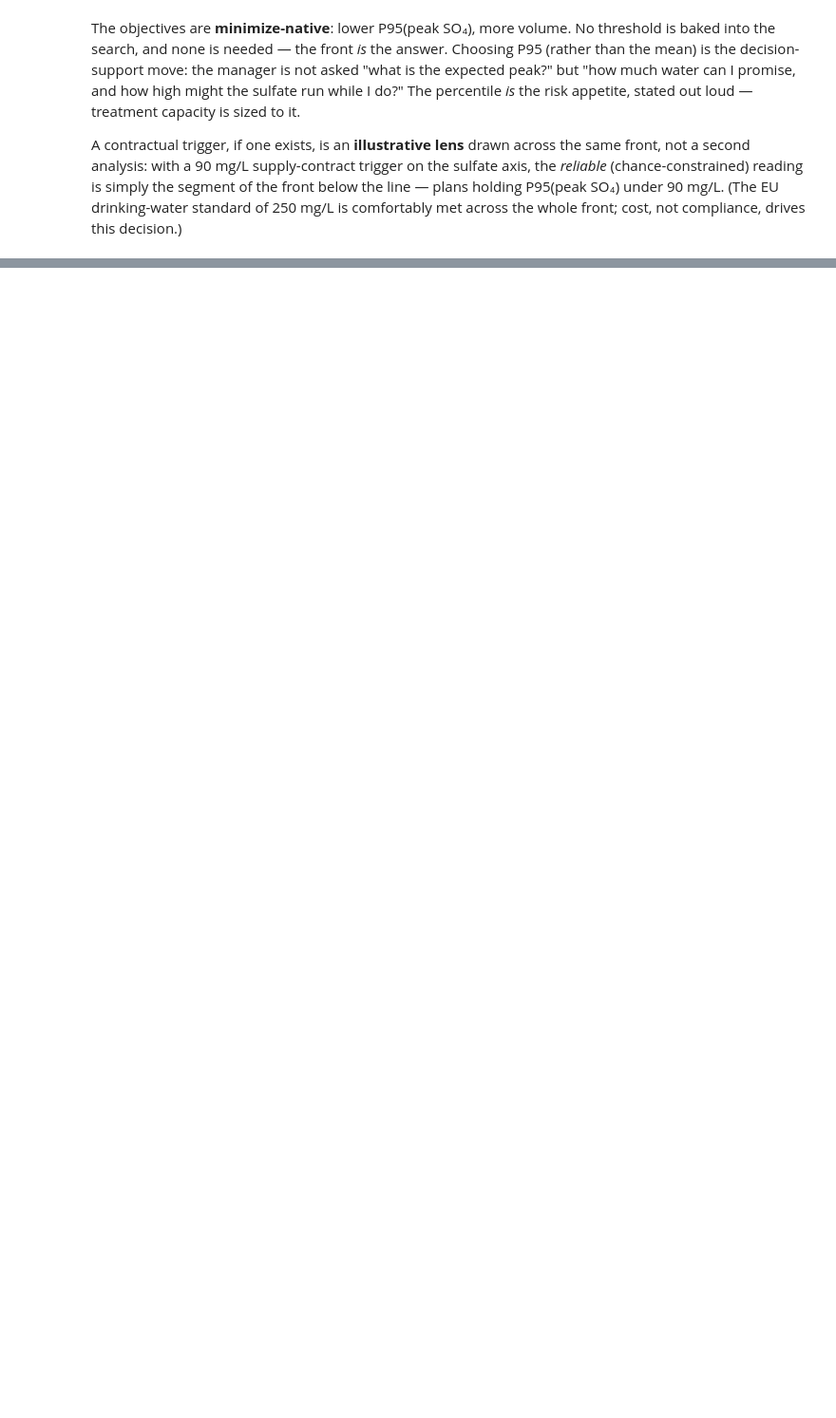
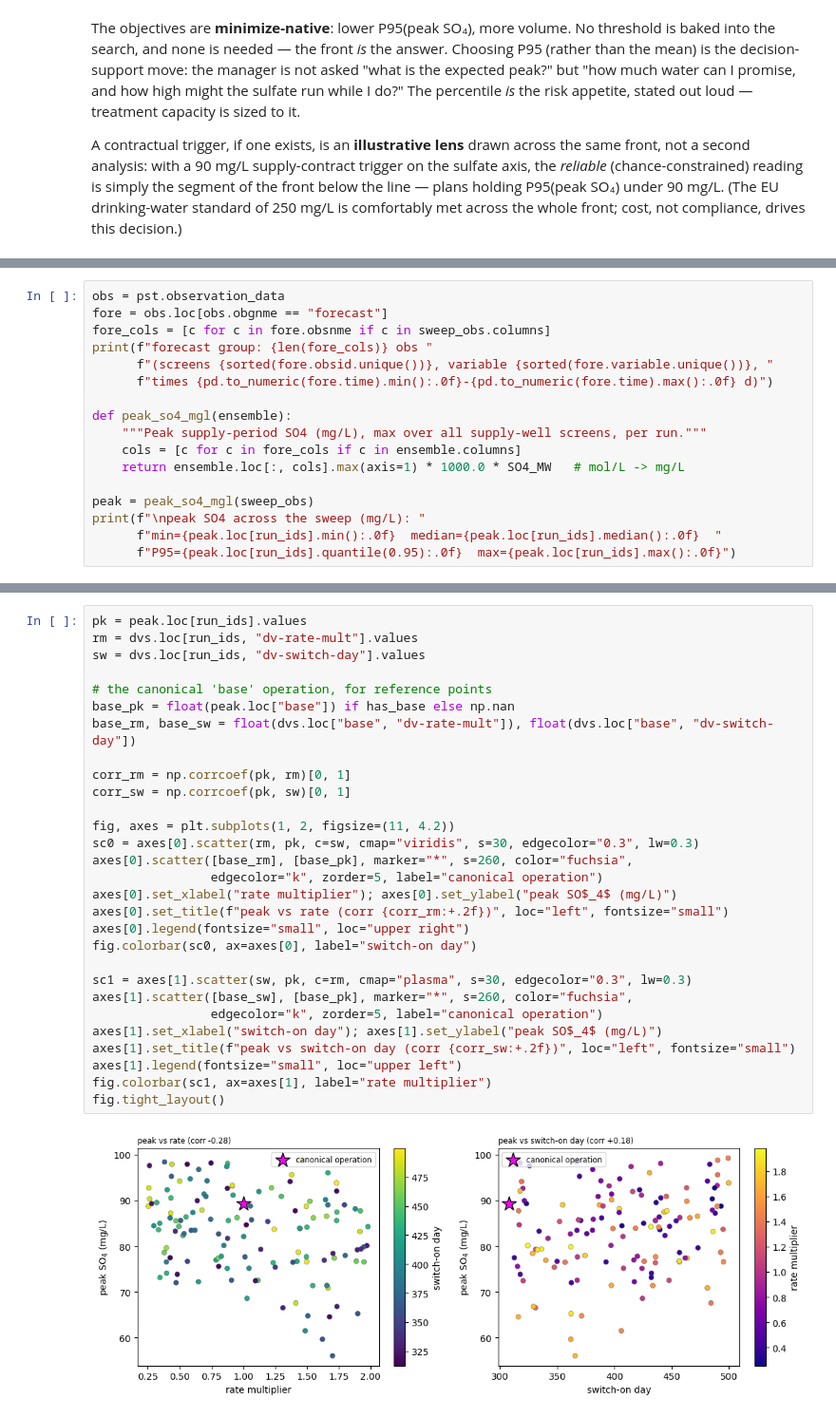
Before and after one commit to rhugman/rtm-tutorial, a Jupyter notebook: tutorials/part1_08_optimization/dizon_optimization.ipynb, the cells around one changed output, grey strips where cells are left out. Shown at 95% size. Saved outputs shown, nothing was run; the diff lists cells and outputs as text; blank space fills up the shorter version.

```diff
--- a/tutorials/part1_08_optimization/dizon_optimization.ipynb
+++ b/tutorials/part1_08_optimization/dizon_optimization.ipynb
@@ -337,0 +186,17 @@ And the caveat that earns its keep: the emulator can only reason about decisions
+# %%
+obs = pst.observation_data
+fore = obs.loc[obs.obgnme == "forecast"]
+fore_cols = [c for c in fore.obsnme if c in sweep_obs.columns]
+print(f"forecast group: {len(fore_cols)} obs "
+      f"(screens {sorted(fore.obsid.unique())}, variable {sorted(fore.variable.unique())}, "
+      f"times {pd.to_numeric(fore.time).min():.0f}-{pd.to_numeric(fore.time).max():.0f} d)")
+
+def peak_so4_mgl(ensemble):
+    """Peak supply-period SO4 (mg/L), max over all supply-well screens, per run."""
+    cols = [c for c in fore_cols if c in ensemble.columns]
+    return ensemble.loc[:, cols].max(axis=1) * 1000.0 * SO4_MW   # mol/L -> mg/L
+
+peak = peak_so4_mgl(sweep_obs)
+print(f"\npeak SO4 across the sweep (mg/L): "
+      f"min={peak.loc[run_ids].min():.0f}  median={peak.loc[run_ids].median():.0f}  "
+      f"P95={peak.loc[run_ids].quantile(0.95):.0f}  max={peak.loc[run_ids].max():.0f}")
@@ -337,0 +209,31 @@ And the caveat that earns its keep: the emulator can only reason about decisions
+# %%
+pk = peak.loc[run_ids].values
+rm = dvs.loc[run_ids, "dv-rate-mult"].values
+sw = dvs.loc[run_ids, "dv-switch-day"].values
+
+# the canonical 'base' operation, for reference points
+base_pk = float(peak.loc["base"]) if has_base else np.nan
+base_rm, base_sw = float(dvs.loc["base", "dv-rate-mult"]), float(dvs.loc["base", "dv-switch-day"])
+
+corr_rm = np.corrcoef(pk, rm)[0, 1]
+corr_sw = np.corrcoef(pk, sw)[0, 1]
+
+fig, axes = plt.subplots(1, 2, figsize=(11, 4.2))
+sc0 = axes[0].scatter(rm, pk, c=sw, cmap="viridis", s=30, edgecolor="0.3", lw=0.3)
+axes[0].scatter([base_rm], [base_pk], marker="*", s=260, color="fuchsia",
+                edgecolor="k", zorder=5, label="canonical operation")
+axes[0].set_xlabel("rate multiplier"); axes[0].set_ylabel("peak SO$_4$ (mg/L)")
+axes[0].set_title(f"peak vs rate (corr {corr_rm:+.2f})", loc="left", fontsize="small")
+axes[0].legend(fontsize="small", loc="upper right")
+fig.colorbar(sc0, ax=axes[0], label="switch-on day")
+
+sc1 = axes[1].scatter(sw, pk, c=rm, cmap="plasma", s=30, edgecolor="0.3", lw=0.3)
+axes[1].scatter([base_sw], [base_pk], marker="*", s=260, color="fuchsia",
+                edgecolor="k", zorder=5, label="canonical operation")
+axes[1].set_xlabel("switch-on day"); axes[1].set_ylabel("peak SO$_4$ (mg/L)")
+axes[1].set_title(f"peak vs switch-on day (corr {corr_sw:+.2f})", loc="left", fontsize="small")
+axes[1].legend(fontsize="small", loc="upper left")
+fig.colorbar(sc1, ax=axes[1], label="rate multiplier")
+fig.tight_layout()
+# %% [output]
+[figure, added]
```
Also changed, not shown: parts of 76 cells of this notebook, 5 other files.
